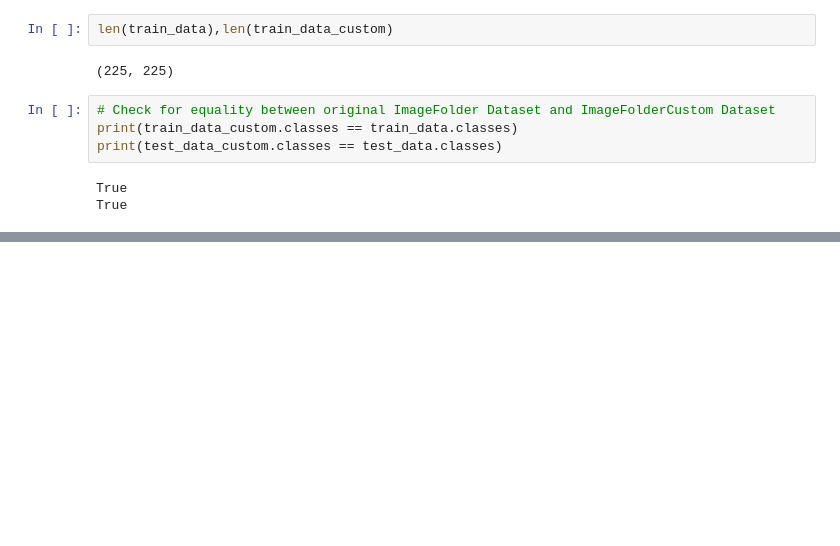
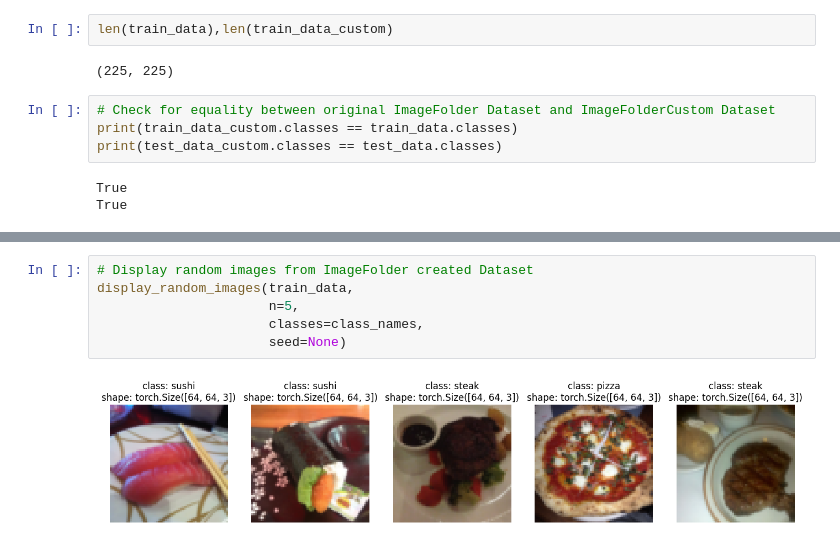
Before and after one commit to nmermigas/PyTorch, a Jupyter notebook: 04_pytorch_custom_datasets.ipynb, the cells around one changed output, grey strips where cells are left out. Drawn from its saved outputs; the diff is of its cells as text; blank space fills up the shorter version.

```diff
--- a/04_pytorch_custom_datasets.ipynb
+++ b/04_pytorch_custom_datasets.ipynb
@@ -481,0 +541,8 @@ True
+# %%
+# Display random images from ImageFolder created Dataset
+display_random_images(train_data,
+                      n=5,
+                      classes=class_names,
+                      seed=None)
+# %% [output]
+[figure, added]
```
Also changed, not shown: parts of 12 cells of this notebook.
